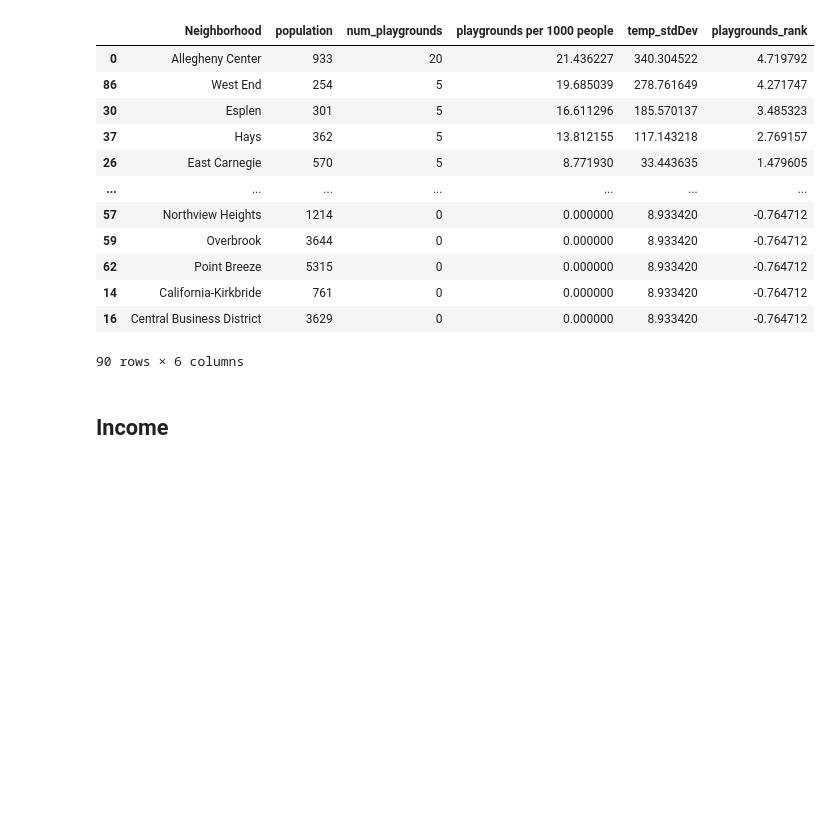
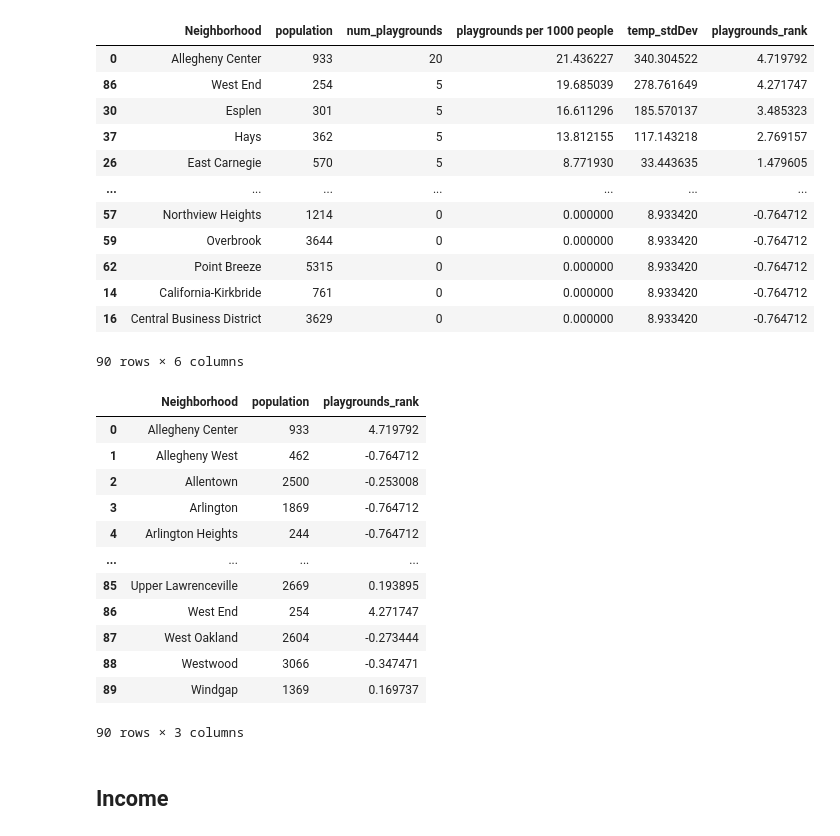
Before and after one commit to blm135/CMPINF0010-Final-Project, a Jupyter notebook: Final-Project.ipynb, the cells around one changed output. Cells and saved outputs as stored; diff of their text form; code cells hidden in the pictures; blank space fills up the shorter version.

```diff
--- a/Final-Project.ipynb
+++ b/Final-Project.ipynb
@@ -155,6 +156,23 @@ total.sort_values(by=["playgrounds per 1000 people"], ascending=False)
 | 14 | California-Kirkbride | 761 | 0 | 0.000000 | 8.933420 | -0.764712 |
 | 16 | Central Business District | 3629 | 0 | 0.000000 | 8.933420 | -0.764712 |
 90 rows × 6 columns
+# %%
+total = total.filter(["Neighborhood", "population", "playgrounds_rank"])
+total
+# %% [output]
+|  | Neighborhood | population | playgrounds_rank |
+| 0 | Allegheny Center | 933 | 4.719792 |
+| 1 | Allegheny West | 462 | -0.764712 |
+| 2 | Allentown | 2500 | -0.253008 |
+| 3 | Arlington | 1869 | -0.764712 |
+| 4 | Arlington Heights | 244 | -0.764712 |
+| ... | ... | ... | ... |
+| 85 | Upper Lawrenceville | 2669 | 0.193895 |
+| 86 | West End | 254 | 4.271747 |
+| 87 | West Oakland | 2604 | -0.273444 |
+| 88 | Westwood | 3066 | -0.347471 |
+| 89 | Windgap | 1369 | 0.169737 |
+90 rows × 3 columns
 # %% [markdown]
 ## Income
 # %%
```
Also changed, not shown: parts of 4 cells of this notebook.
